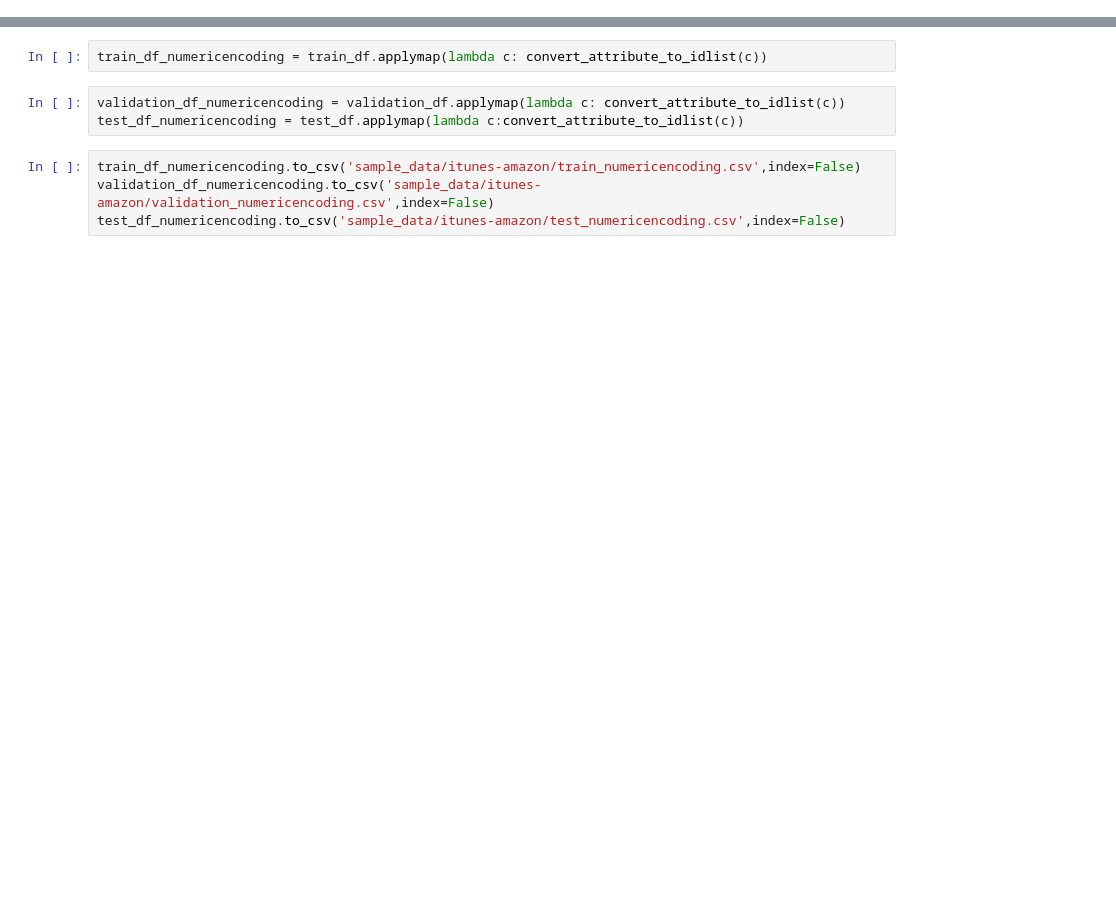
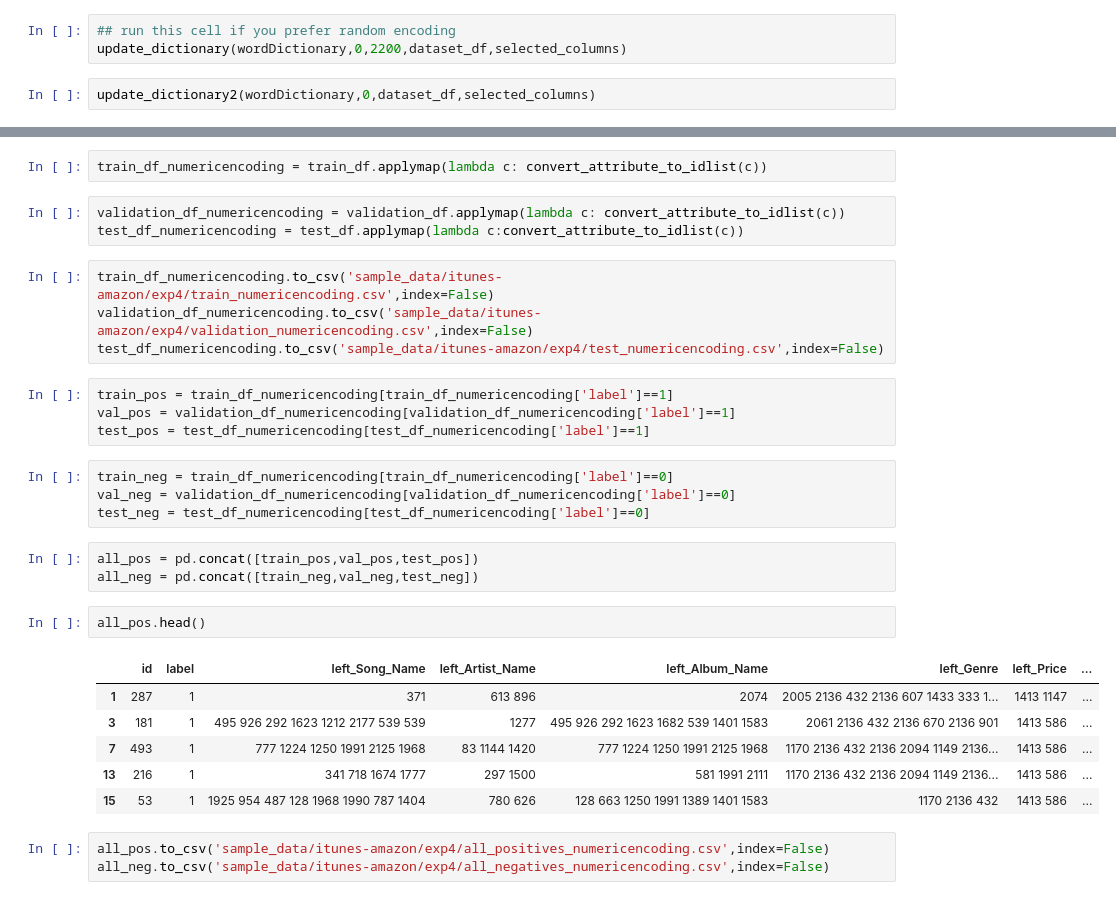
Before and after one commit to vincenzomartello/deepmatcher-experiments, a Jupyter notebook: convert_datasets_to_numeric.ipynb, the cells around one changed output, grey strips where cells are left out. Saved outputs shown, nothing was run; the diff lists cells and outputs as text; blank space fills up the shorter version.

```diff
--- a/convert_datasets_to_numeric.ipynb
+++ b/convert_datasets_to_numeric.ipynb
@@ -69,3 +63,8 @@ update_dictionary(wordDictionary,start_id,dataset_df,selected_columns)
+# %%
+## run this cell if you prefer random encoding
+update_dictionary(wordDictionary,0,2200,dataset_df,selected_columns)
+# %%
+update_dictionary2(wordDictionary,0,dataset_df,selected_columns)
 # %%
 def convert_attribute_to_idlist(att,dictionary=wordDictionary):
     if not(isinstance(att,str)):
@@ -86,6 +81,29 @@ train_df_numericencoding = train_df.applymap(lambda c: convert_attribute_to_idli
 validation_df_numericencoding = validation_df.applymap(lambda c: convert_attribute_to_idlist(c))
 test_df_numericencoding = test_df.applymap(lambda c:convert_attribute_to_idlist(c))
 # %%
-train_df_numericencoding.to_csv('sample_data/itunes-amazon/train_numericencoding.csv',index=False)
-validation_df_numericencoding.to_csv('sample_data/itunes-amazon/validation_numericencoding.csv',index=False)
-test_df_numericencoding.to_csv('sample_data/itunes-amazon/test_numericencoding.csv',index=False)
+train_df_numericencoding.to_csv('sample_data/itunes-amazon/exp4/train_numericencoding.csv',index=False)
+validation_df_numericencoding.to_csv('sample_data/itunes-amazon/exp4/validation_numericencoding.csv',index=False)
+test_df_numericencoding.to_csv('sample_data/itunes-amazon/exp4/test_numericencoding.csv',index=False)
+# %%
+train_pos = train_df_numericencoding[train_df_numericencoding['label']==1]
+val_pos = validation_df_numericencoding[validation_df_numericencoding['label']==1]
+test_pos = test_df_numericencoding[test_df_numericencoding['label']==1]
+# %%
+train_neg = train_df_numericencoding[train_df_numericencoding['label']==0]
+val_neg = validation_df_numericencoding[validation_df_numericencoding['label']==0]
+test_neg = test_df_numericencoding[test_df_numericencoding['label']==0]
+# %%
+all_pos = pd.concat([train_pos,val_pos,test_pos])
+all_neg = pd.concat([train_neg,val_neg,test_neg])
+# %%
+all_pos.head()
+# %% [output]
+|  | id | label | left_Song_Name | left_Artist_Name | left_Album_Name | left_Genre | left_Price | ... |
+| 1 | 287 | 1 | 371 | 613 896 | 2074 | 2005 2136 432 2136 607 1433 333 1... | 1413 1147 | ... |
+| 3 | 181 | 1 | 495 926 292 1623 1212 2177 539 539 | 1277 | 495 926 292 1623 1682 539 1401 1583 | 2061 2136 432 2136 670 2136 901 | 1413 586 | ... |
+| 7 | 493 | 1 | 777 1224 1250 1991 2125 1968 | 83 1144 1420 | 777 1224 1250 1991 2125 1968 | 1170 2136 432 2136 2094 1149 2136... | 1413 586 | ... |
+| 13 | 216 | 1 | 341 718 1674 1777 | 297 1500 | 581 1991 2111 | 1170 2136 432 2136 2094 1149 2136... | 1413 586 | ... |
+| 15 | 53 | 1 | 1925 954 487 128 1968 1990 787 1404 | 780 626 | 128 663 1250 1991 1389 1401 1583 | 1170 2136 432 | 1413 586 | ... |
+# %%
+all_pos.to_csv('sample_data/itunes-amazon/exp4/all_positives_numericencoding.csv',index=False)
+all_neg.to_csv('sample_data/itunes-amazon/exp4/all_negatives_numericencoding.csv',index=False)
```
Also changed, not shown: parts of 7 cells of this notebook, 48 other files.
